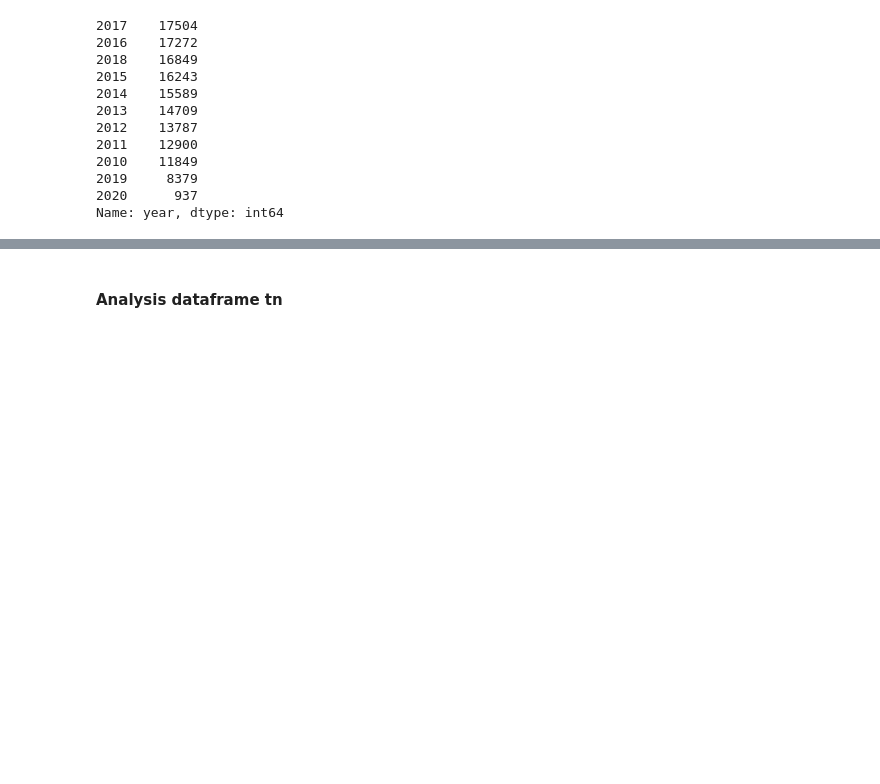
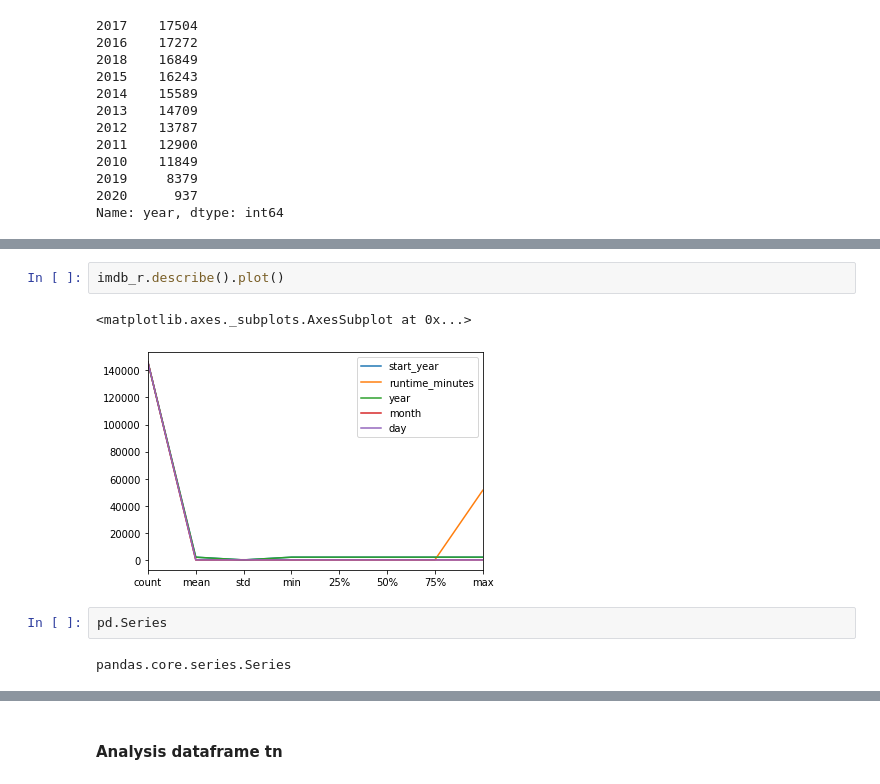
Before and after one commit to ksis1st/Project_MS_Studio, a Jupyter notebook: Project_MS_Studio.ipynb, the cells around one changed output, grey strips where cells are left out. Drawn from its saved outputs; the diff is of its cells as text; blank space fills up the shorter version.

```diff
--- a/Project_MS_Studio.ipynb
+++ b/Project_MS_Studio.ipynb
@@ -1461,0 +1501,9 @@ Name: year, dtype: int64
+# %%
+imdb_r.describe().plot()
+# %% [output]
+<matplotlib.axes._subplots.AxesSubplot at 0x...>
+[figure, added]
+# %%
+pd.Series
+# %% [output]
+pandas.core.series.Series
```
Also changed, not shown: parts of 68 cells of this notebook, 1 other file.
